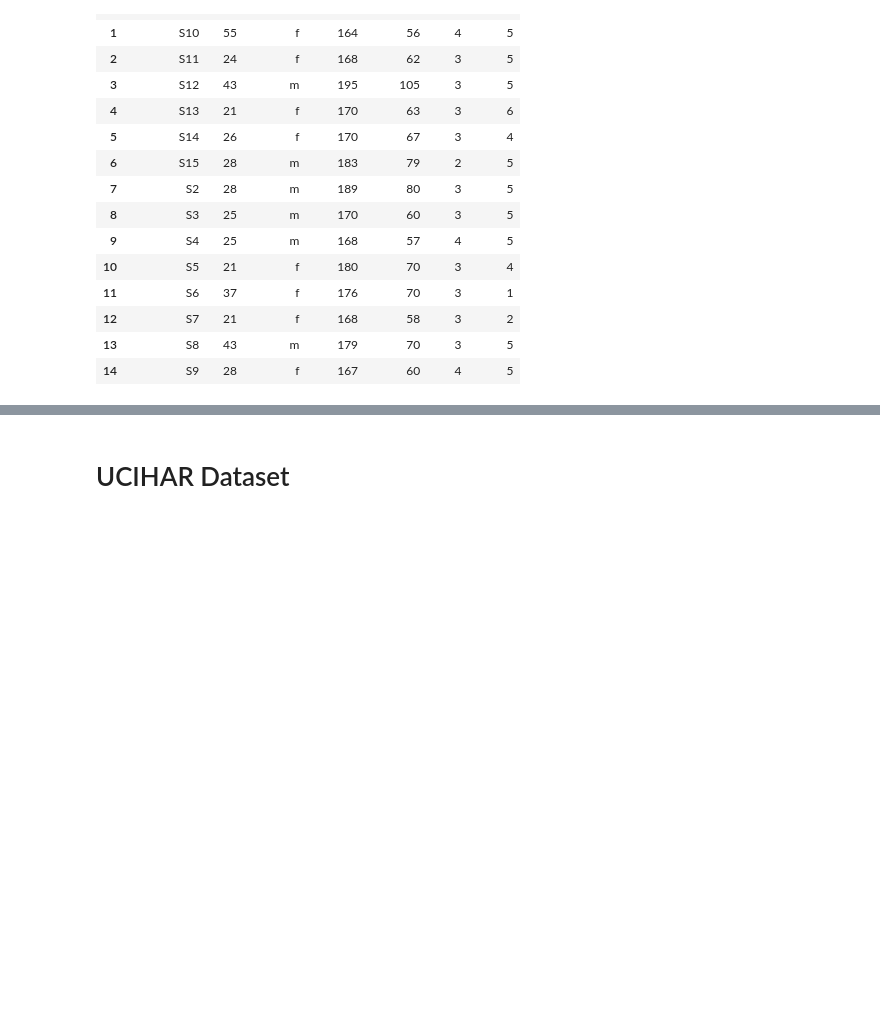
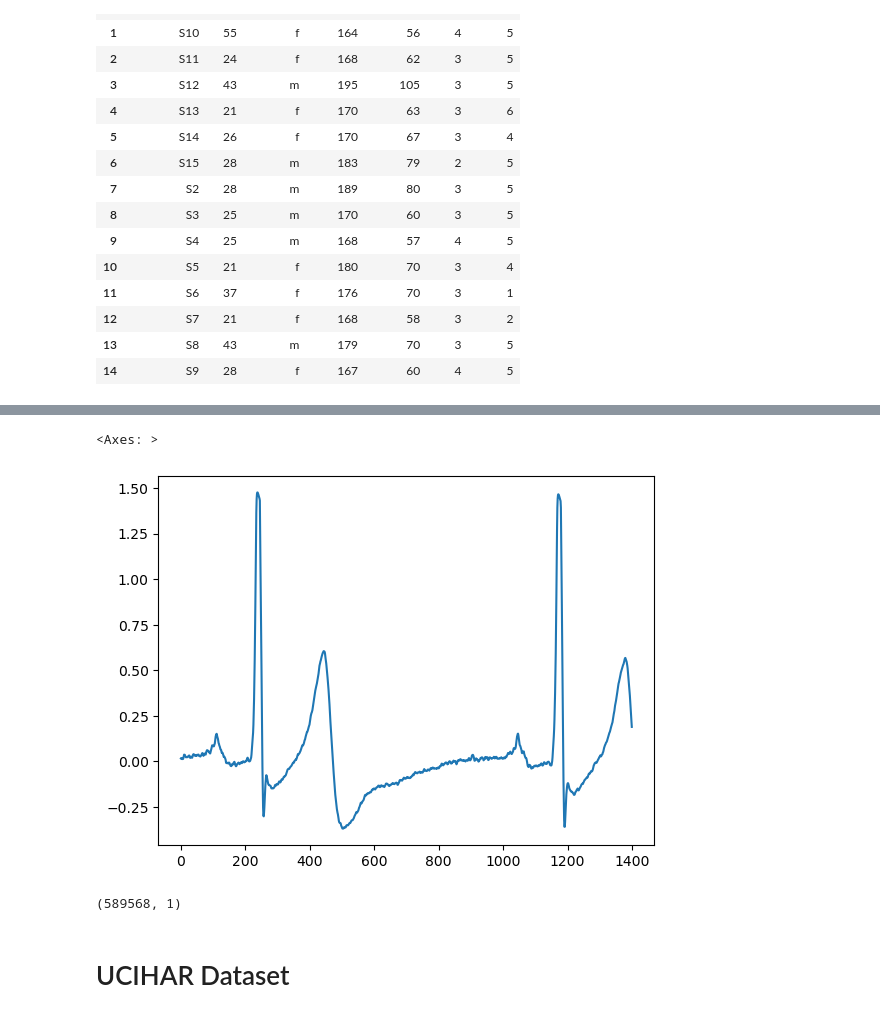
Before and after one commit to Taobyte/thesis, a Jupyter notebook: src/notebooks/dataset_exploration.ipynb, the cells around one changed output, grey strips where cells are left out. Drawn from its saved outputs; the diff is of its cells as text; code cells hidden in the pictures; blank space fills up the shorter version.

```diff
--- a/src/notebooks/dataset_exploration.ipynb
+++ b/src/notebooks/dataset_exploration.ipynb
@@ -38,0 +45,6 @@ df
+# %%
+import pickle
+
+with open(data_path + "/S1/S1.pkl", "rb") as f:
+    data = pickle.load(f, encoding="latin1")
+data
@@ -39,3 +69,12 @@ df
+# %%
+pd.Series(data['signal']['chest']['ECG'][:1400][:,0]).plot()
+# %% [output]
+<Axes: >
+[figure, added]
+# %%
+data['signal']['wrist']['BVP']
+# %% [output]
+(589568, 1)
 # %% [markdown]
 # UCIHAR Dataset
 # %%
```
Also changed, not shown: parts of 5 cells of this notebook, 2 other files.
